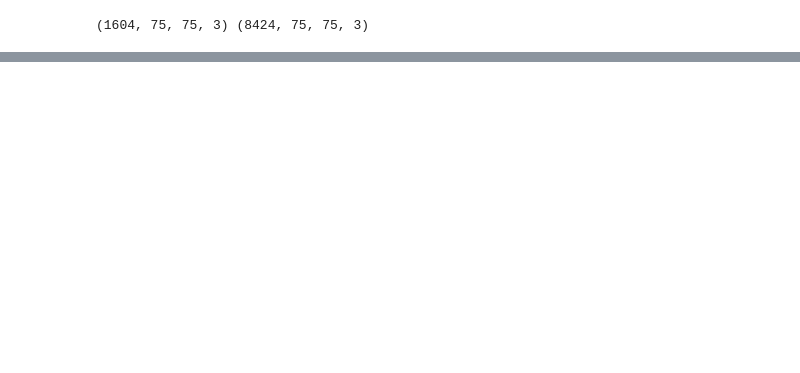
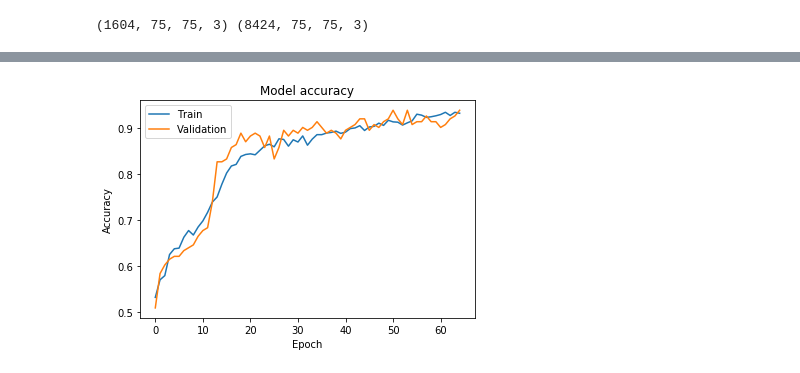
Before and after one commit to Angelo1211/Statoil-Project, a Jupyter notebook: Scripts/Final/Statoil Iceberg Challenge Submission.ipynb, the cells around one changed output, grey strips where cells are left out. Cells and saved outputs as stored; diff of their text form; code cells hidden in the pictures; blank space fills up the shorter version.

Commit message:
Finished final script and added batch normalization along with a 3rd channel to the model.

```diff
--- a/Scripts/Final/Statoil Iceberg Challenge Submission.ipynb
+++ b/Scripts/Final/Statoil Iceberg Challenge Submission.ipynb
@@ -252,4 +256,4 @@ print(X_train_all.shape,X_test.shape)
 #Splitting data into training and validation sets.
 from sklearn.model_selection import train_test_split
 target_train=train['is_iceberg']
-X_train, X_cv, y_train, y_cv = train_test_split(X_train_all, target_train, random_state=1, train_size=0.85)
+X_train, X_cv, y_train, y_cv = train_test_split(X_train_all, target_train, train_size=0.9)
@@ -255,0 +364,5 @@ X_train, X_cv, y_train, y_cv = train_test_split(X_train_all, target_train, rando
+# %%
+# Model training variables
+batch_size = 10
+epochs = 65
+patience  = 25
@@ -255,0 +373,22 @@ X_train, X_cv, y_train, y_cv = train_test_split(X_train_all, target_train, rando
+# %%
+#Wrapping the model training with a function that returns the best weights
+def getBestModel():
+    opt = Adam(lr=0.0001) # Smaller learning rate gives smoother cross validation error and accuracy curves
+    model.compile(loss='binary_crossentropy',
+              optimizer=opt,
+              metrics=['accuracy'])
+    best_weights_filepath = './../../Weights/best_weights.hdf5'
+    earlyStopping= EarlyStopping(monitor='val_loss', patience=patience, verbose=1, mode='auto')
+    saveBestModel = ModelCheckpoint(best_weights_filepath, monitor='val_loss',
+                                                    verbose=1, save_best_only=True, mode='auto')
+    # train model
+    history = model.fit(X_train, y_train,
+          batch_size=batch_size,
+          epochs=epochs,
+          verbose=1,
+          validation_data=(X_cv, y_cv),
+          callbacks=[earlyStopping, saveBestModel])
+
+    #reload best weights
+    model.load_weights(best_weights_filepath)
+    return model, history
@@ -255,0 +399,2 @@ X_train, X_cv, y_train, y_cv = train_test_split(X_train_all, target_train, rando
+# %%
+model,history = getBestModel()
@@ -255,0 +431,11 @@ X_train, X_cv, y_train, y_cv = train_test_split(X_train_all, target_train, rando
+# %%
+#Plotting the history of accuracy of the model for both train and validaiton sets.
+plt.plot(history.history['acc'])
+plt.plot(history.history['val_acc'])
+plt.title('Model accuracy')
+plt.ylabel('Accuracy')
+plt.xlabel('Epoch')
+plt.legend(['Train', 'Validation'], loc='upper left')
+plt.show()
+# %% [output]
+[figure, added]
```
Also changed, not shown: parts of 22 cells of this notebook, 2 other files.
